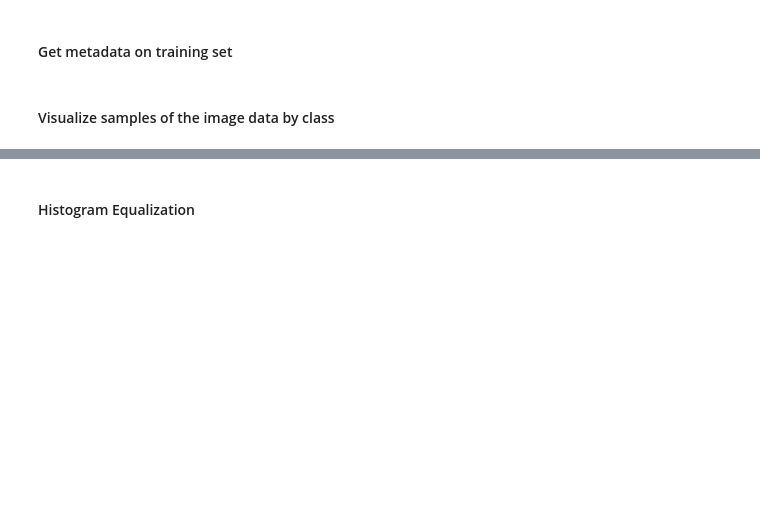
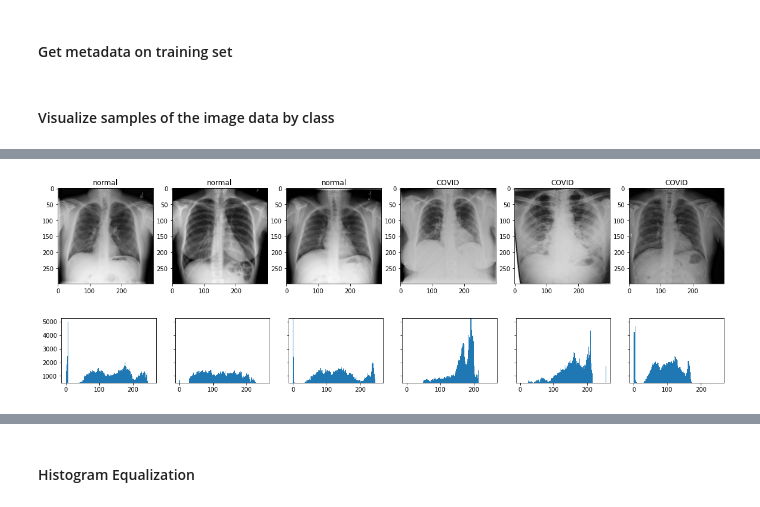
Before and after one commit to karencfisher/COVID19, a Jupyter notebook: notebooks/image_preprocessing.ipynb, the cells around one changed output, grey strips where cells are left out. Saved outputs shown, nothing was run; the diff lists cells and outputs as text; code cells hidden in the pictures; blank space fills up the shorter version.

```diff
--- a/notebooks/image_preprocessing.ipynb
+++ b/notebooks/image_preprocessing.ipynb
@@ -40,2 +44,14 @@ for item in classes:
+# %%
+def displayImages(images, labels):
+  _, axes = plt.subplots(1, 6, figsize=(20,20))
+  for i in range(len(images)):
+    axes[i].imshow(images[i])
+    axes[i].set_title(labels[i])
+
+
+  _, axes2 = plt.subplots(1, 6, sharey=True, figsize=(20,2))
+  for i in range(len(images)):
+    axes2[i].hist(images[i].ravel(),256,[0,256])
+    axes2[i].set_ylim(500)
 # %% [markdown]
 #### Visualize samples of the image data by class
@@ -78,0 +58,5 @@ for i, item in enumerate(classes):
+# %%
+displayImages(images, labels)
+# %% [output]
+[figure, added]
+[figure, added]
```
Also changed, not shown: parts of 8 cells of this notebook.
